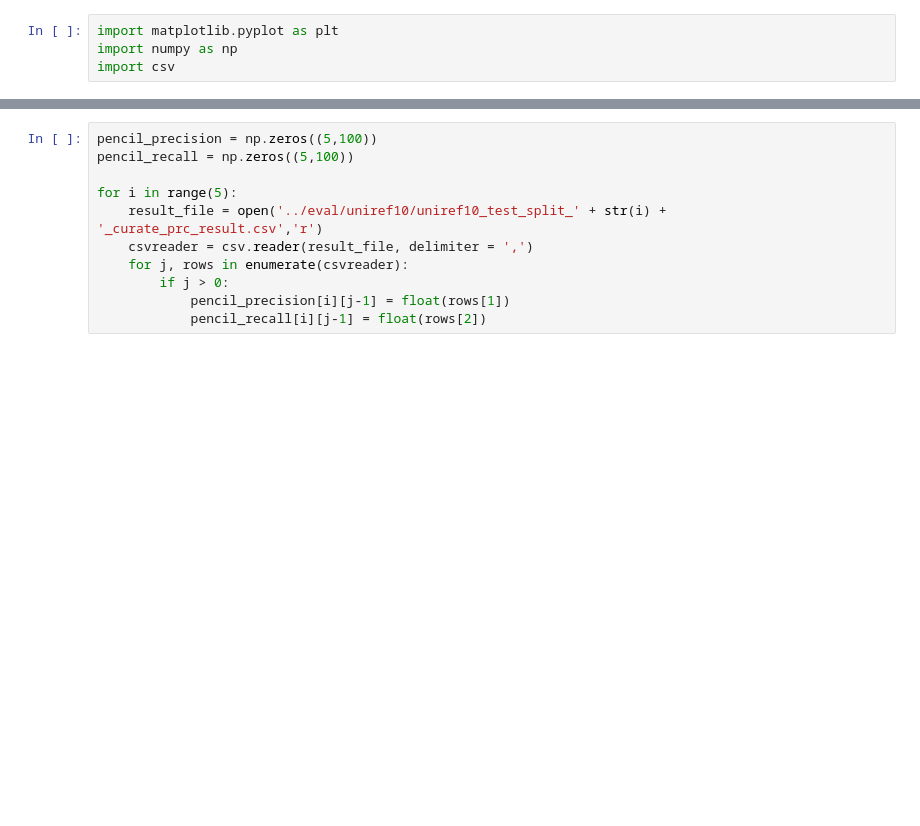
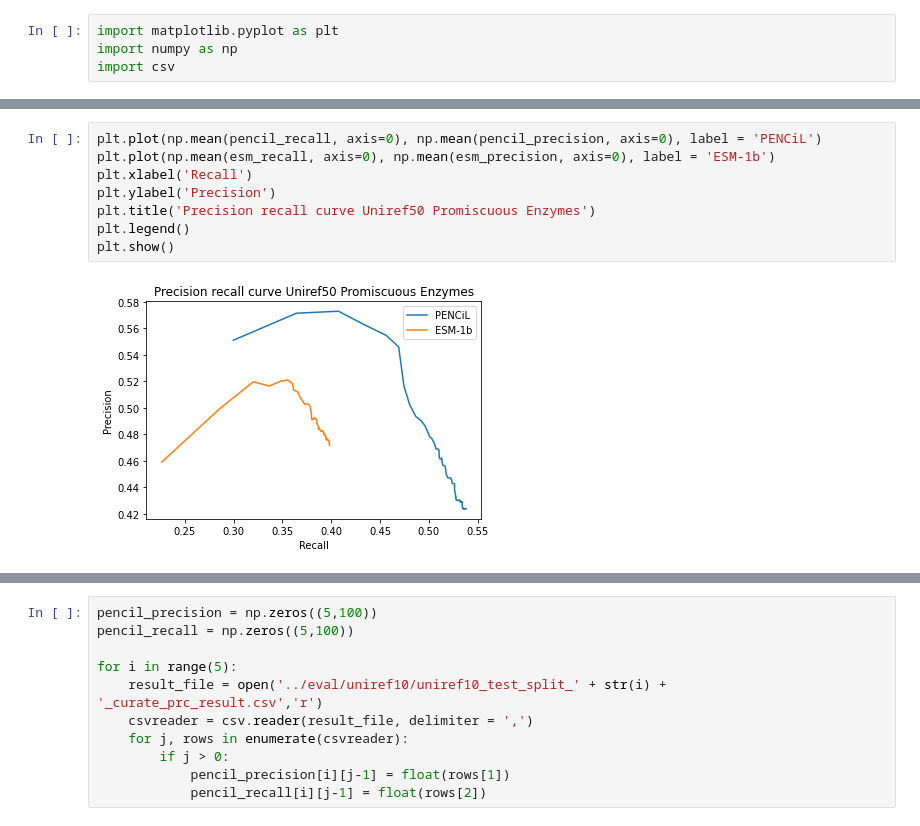
Before and after one commit to tttianhao/CLEAN, a Jupyter notebook: notebook/plot_prc.ipynb, the cells around one changed output, grey strips where cells are left out. Drawn from its saved outputs; the diff is of its cells as text; blank space fills up the shorter version.

```diff
--- a/notebook/plot_prc.ipynb
+++ b/notebook/plot_prc.ipynb
@@ -4,0 +27,10 @@ import csv
+# %%
+plt.plot(np.mean(pencil_recall, axis=0), np.mean(pencil_precision, axis=0), label = 'PENCiL')
+plt.plot(np.mean(esm_recall, axis=0), np.mean(esm_precision, axis=0), label = 'ESM-1b')
+plt.xlabel('Recall')
+plt.ylabel('Precision')
+plt.title('Precision recall curve Uniref50 Promiscuous Enzymes')
+plt.legend()
+plt.show()
+# %% [output]
+[figure, added]
```
Also changed, not shown: parts of 7 cells of this notebook, 3 other files.
